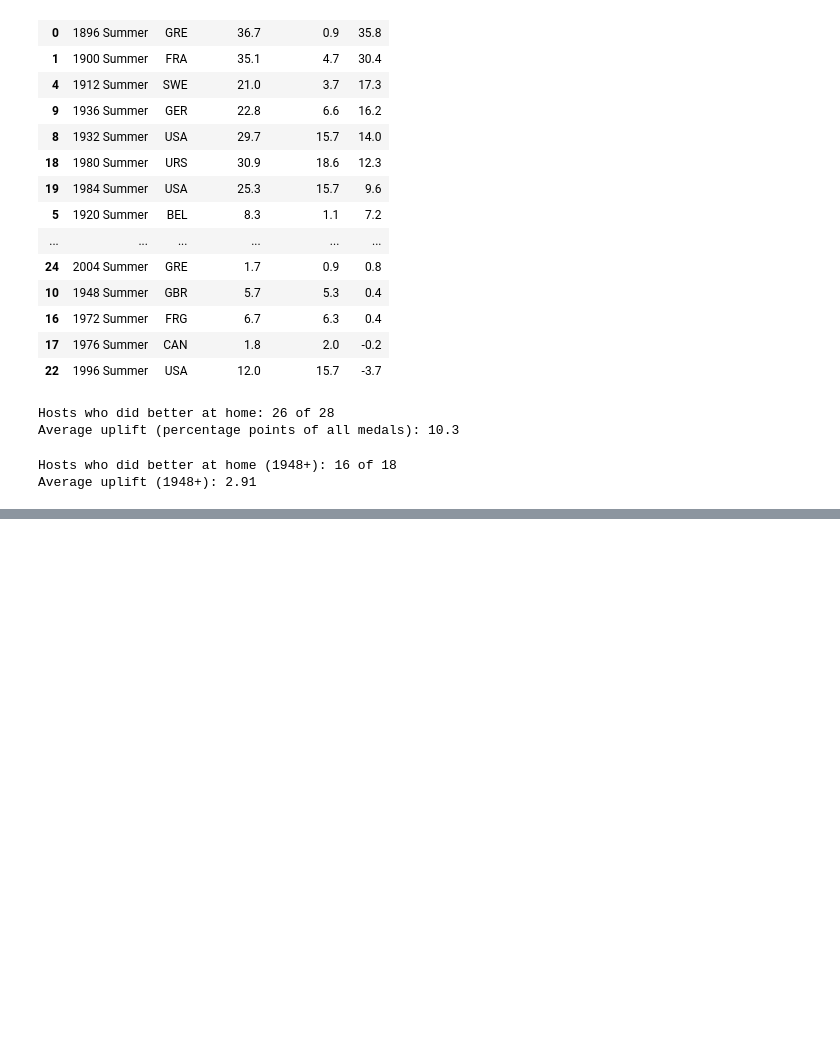
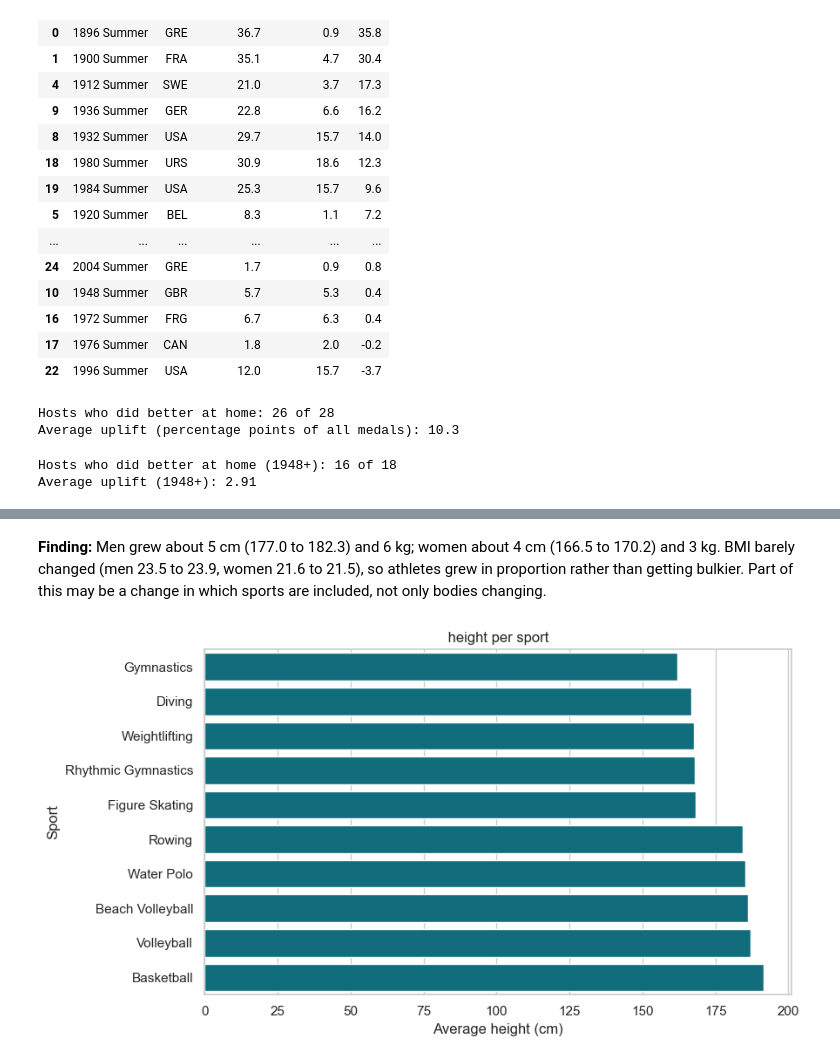
Before and after one commit to saifahmad03/pandas_project, a Jupyter notebook: notebooks/olympics_analysis.ipynb, the cells around one changed output, grey strips where cells are left out. Drawn from its saved outputs; the diff is of its cells as text; code cells hidden in the pictures; blank space fills up the shorter version.

```diff
--- a/notebooks/olympics_analysis.ipynb
+++ b/notebooks/olympics_analysis.ipynb
@@ -593,0 +660,15 @@ Average uplift (1948+): 2.91
+# %% [markdown]
+**Finding:** Men grew about 5 cm (177.0 to 182.3) and 6 kg; women about 4 cm (166.5 to 170.2) and 3 kg. BMI barely changed (men 23.5 to 23.9, women 21.6 to 21.5), so athletes grew in proportion rather than getting bulkier. Part of this may be a change in which sports are included, not only bodies changing.
+# %%
+extremes = pd.concat([by_sport.head(5), by_sport.tail(5)]).reset_index()   # 5 shortest + 5 tallest
+
+plt.figure(figsize=(9, 5))
+sns.barplot(data=extremes, x="height", y="Sport", color=M_COLOUR, order=extremes["Sport"].tolist())
+plt.title(" height per sport ")
+plt.xlabel("Average height (cm)")
+plt.ylabel("Sport")
+plt.tight_layout()
+plt.savefig("../images/q2b_height_by_sport.png", dpi=150)
+plt.show()
+# %% [output]
+[figure, added]
```
Also changed, not shown: parts of 19 cells of this notebook, 6 other files.
